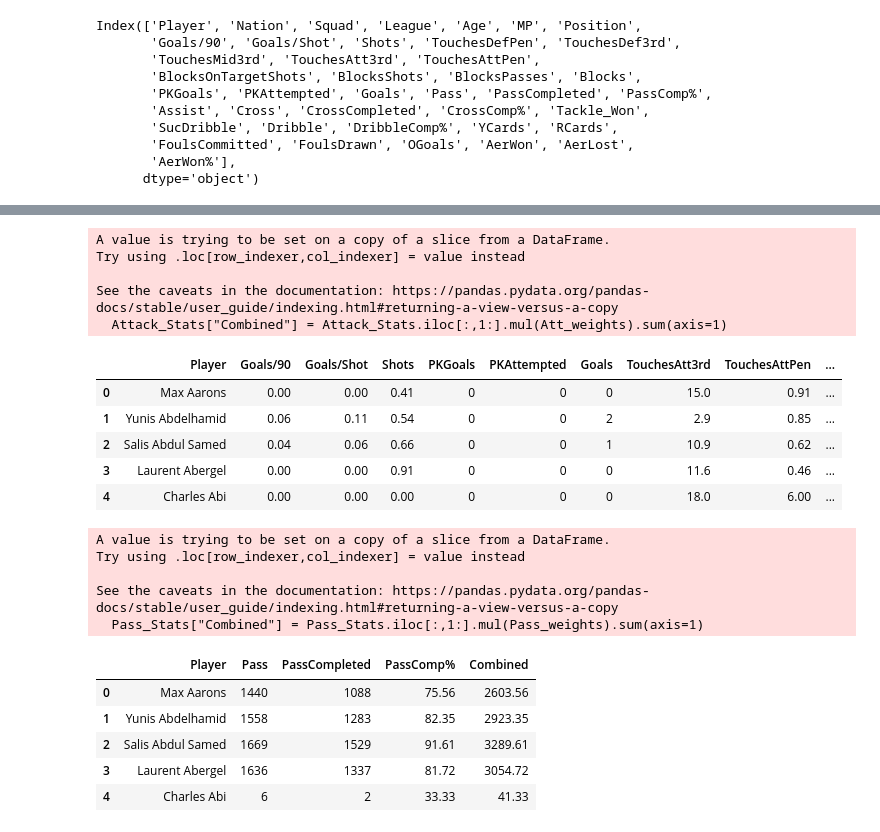
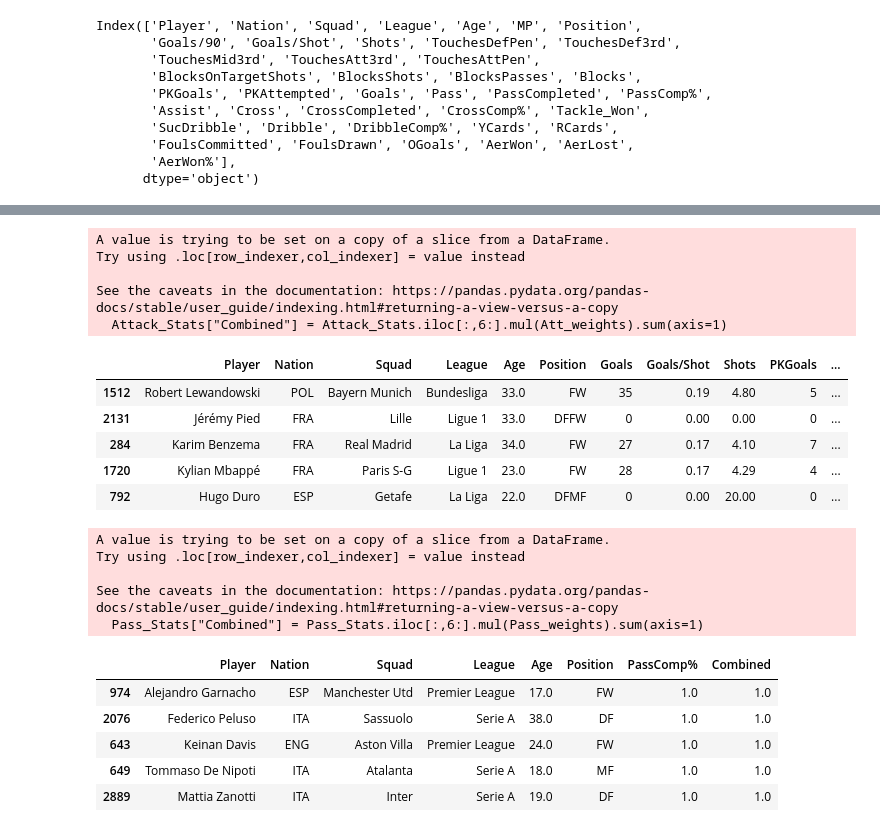
Before and after one commit to mundrapranay/csc440-final-project, a Jupyter notebook: preprocessing.ipynb, the cells around one changed output, grey strips where cells are left out. Saved outputs shown, nothing was run; the diff lists cells and outputs as text; code cells hidden in the pictures.

Commit message:
adjusted weights

```diff
--- a/preprocessing.ipynb
+++ b/preprocessing.ipynb
@@ -44,15 +44,15 @@ football_player_stats['PKAttempted'] = ((data['PKatt'] * data['Min']) / 90).roun
 football_player_stats['Goals'] = ((data['Goals'] * data['Min']) / 90).round(0).astype(int)
 football_player_stats['Pass'] = ((data['PasTotAtt'] * data['Min']) / 90).round(0).astype(int)
 football_player_stats['PassCompleted'] = ((data['PasTotCmp'] * data['Min']) / 90).round(0).astype(int)
-football_player_stats['PassComp%'] = ((football_player_stats['PassCompleted'] / football_player_stats['Pass']) * 100).round(2)
+football_player_stats['PassComp%'] = ((football_player_stats['PassCompleted'] / football_player_stats['Pass'])).round(2)
 football_player_stats['Assist'] = ((data['Assists'] * data['Min']) / 90).round(0).astype(int)
 football_player_stats['Cross'] = ((data['PasCrs'] * data['Min']) / 90).round(0).astype(int)
 football_player_stats['CrossCompleted'] = ((data['CrsPA'] * data['Min']) / 90).round(0).astype(int)
-football_player_stats['CrossComp%'] = ((football_player_stats['CrossCompleted'] / football_player_stats['Cross']) * 100).round(2)
+football_player_stats['CrossComp%'] = ((football_player_stats['CrossCompleted'] / football_player_stats['Cross'])).round(2)
 football_player_stats['Tackle_Won'] = ((data['TklWon'] * data['Min']) / 90).round(0).astype(int)
 football_player_stats['SucDribble'] = ((data['DriSucc'] * data['Min']) / 90).round(0).astype(int)
 football_player_stats['Dribble'] = ((data['DriAtt'] * data['Min']) / 90).round(0).astype(int)
-football_player_stats['DribbleComp%'] = ((football_player_stats['SucDribble'] / football_player_stats['Dribble']) * 100).round(2)
+football_player_stats['DribbleComp%'] = ((football_player_stats['SucDribble'] / football_player_stats['Dribble'])).round(2)
 football_player_stats['YCards'] = ((data['CrdY'] * data['Min']) / 90).round(0).astype(int)
 football_player_stats['RCards'] = ((data['CrdR'] * data['Min']) / 90).round(0).astype(int)
 football_player_stats['FoulsCommitted'] = ((data['Fls'] * data['Min']) / 90).round(0).astype(int)
@@ -134,41 +131,41 @@ We group the above attributes into the following categories:
 - RCards
 - FoulsCommitted
 # %%
-Attack_Stats = football_player_stats[["Player","Goals/90","Goals/Shot", "Shots", "PKGoals", "PKAttempted", "Goals", "TouchesAtt3rd", "TouchesAttPen"]]
+Attack_Stats = football_player_stats[["Player", "Nation", "Squad", "League", "Age", "Position", "Goals", "Goals/Shot", "Shots", "PKGoals", "PKAttempted","TouchesAtt3rd", "TouchesAttPen"]]
 
-Att_weights = [1,1,1,1,1,1,1,1]
-Attack_Stats["Combined"] = Attack_Stats.iloc[:,1:].mul(Att_weights).sum(axis=1)
-
+Att_weights = [0.3,0.1,0.05,0.2,0.1,0.1,0.15]
+Attack_Stats["Combined"] = Attack_Stats.iloc[:,6:].mul(Att_weights).sum(axis=1)
+Attack_Stats = Attack_Stats.sort_values(by='Combined', ascending=False)
 Attack_Stats.head()
 # %% [output]
 A value is trying to be set on a copy of a slice from a DataFrame.
 Try using .loc[row_indexer,col_indexer] = value instead
 
 See the caveats in the documentation: https://pandas.pydata.org/pandas-docs/stable/user_guide/indexing.html#returning-a-view-versus-a-copy
-  Attack_Stats["Combined"] = Attack_Stats.iloc[:,1:].mul(Att_weights).sum(axis=1)
+  Attack_Stats["Combined"] = Attack_Stats.iloc[:,6:].mul(Att_weights).sum(axis=1)
-|  | Player | Goals/90 | Goals/Shot | Shots | PKGoals | PKAttempted | Goals | TouchesAtt3rd | TouchesAttPen | ... |
-| 0 | Max Aarons | 0.00 | 0.00 | 0.41 | 0 | 0 | 0 | 15.0 | 0.91 | ... |
-| 1 | Yunis Abdelhamid | 0.06 | 0.11 | 0.54 | 0 | 0 | 2 | 2.9 | 0.85 | ... |
-| 2 | Salis Abdul Samed | 0.04 | 0.06 | 0.66 | 0 | 0 | 1 | 10.9 | 0.62 | ... |
-| 3 | Laurent Abergel | 0.00 | 0.00 | 0.91 | 0 | 0 | 0 | 11.6 | 0.46 | ... |
-| 4 | Charles Abi | 0.00 | 0.00 | 0.00 | 0 | 0 | 0 | 18.0 | 6.00 | ... |
+|  | Player | Nation | Squad | League | Age | Position | Goals | Goals/Shot | Shots | PKGoals | ... |
+| 1512 | Robert Lewandowski | POL | Bayern Munich | Bundesliga | 33.0 | FW | 35 | 0.19 | 4.80 | 5 | ... |
+| 2131 | Jérémy Pied | FRA | Lille | Ligue 1 | 33.0 | DFFW | 0 | 0.00 | 0.00 | 0 | ... |
+| 284 | Karim Benzema | FRA | Real Madrid | La Liga | 34.0 | FW | 27 | 0.17 | 4.10 | 7 | ... |
+| 1720 | Kylian Mbappé | FRA | Paris S-G | Ligue 1 | 23.0 | FW | 28 | 0.17 | 4.29 | 4 | ... |
+| 792 | Hugo Duro | ESP | Getafe | La Liga | 22.0 | DFMF | 0 | 0.00 | 20.00 | 0 | ... |
 # %%
-Pass_Stats = football_player_stats[["Player","Pass", "PassCompleted", "PassComp%"]]
-
-Pass_weights = [1,1,1]
-Pass_Stats["Combined"] = Pass_Stats.iloc[:,1:].mul(Pass_weights).sum(axis=1)
-
+# Pass_Stats = football_player_stats[["Player","Pass", "PassCompleted", "PassComp%"]]
+Pass_Stats = football_player_stats[["Player", "Nation", "Squad", "League", "Age", "Position", "PassComp%"]]
+Pass_weights = [1]
+Pass_Stats["Combined"] = Pass_Stats.iloc[:,6:].mul(Pass_weights).sum(axis=1)
+Pass_Stats = Pass_Stats.sort_values(by='Combined', ascending=False)
 Pass_Stats.head()
 # %% [output]
 A value is trying to be set on a copy of a slice from a DataFrame.
 Try using .loc[row_indexer,col_indexer] = value instead
 
 See the caveats in the documentation: https://pandas.pydata.org/pandas-docs/stable/user_guide/indexing.html#returning-a-view-versus-a-copy
-  Pass_Stats["Combined"] = Pass_Stats.iloc[:,1:].mul(Pass_weights).sum(axis=1)
+  Pass_Stats["Combined"] = Pass_Stats.iloc[:,6:].mul(Pass_weights).sum(axis=1)
-|  | Player | Pass | PassCompleted | PassComp% | Combined |
-| 0 | Max Aarons | 1440 | 1088 | 75.56 | 2603.56 |
-| 1 | Yunis Abdelhamid | 1558 | 1283 | 82.35 | 2923.35 |
-| 2 | Salis Abdul Samed | 1669 | 1529 | 91.61 | 3289.61 |
-| 3 | Laurent Abergel | 1636 | 1337 | 81.72 | 3054.72 |
-| 4 | Charles Abi | 6 | 2 | 33.33 | 41.33 |
+|  | Player | Nation | Squad | League | Age | Position | PassComp% | Combined |
+| 974 | Alejandro Garnacho | ESP | Manchester Utd | Premier League | 17.0 | FW | 1.0 | 1.0 |
+| 2076 | Federico Peluso | ITA | Sassuolo | Serie A | 38.0 | DF | 1.0 | 1.0 |
+| 643 | Keinan Davis | ENG | Aston Villa | Premier League | 24.0 | FW | 1.0 | 1.0 |
+| 649 | Tommaso De Nipoti | ITA | Atalanta | Serie A | 18.0 | MF | 1.0 | 1.0 |
+| 2889 | Mattia Zanotti | ITA | Inter | Serie A | 19.0 | DF | 1.0 | 1.0 |
 # %%
```
Also changed, not shown: parts of 7 cells of this notebook.
